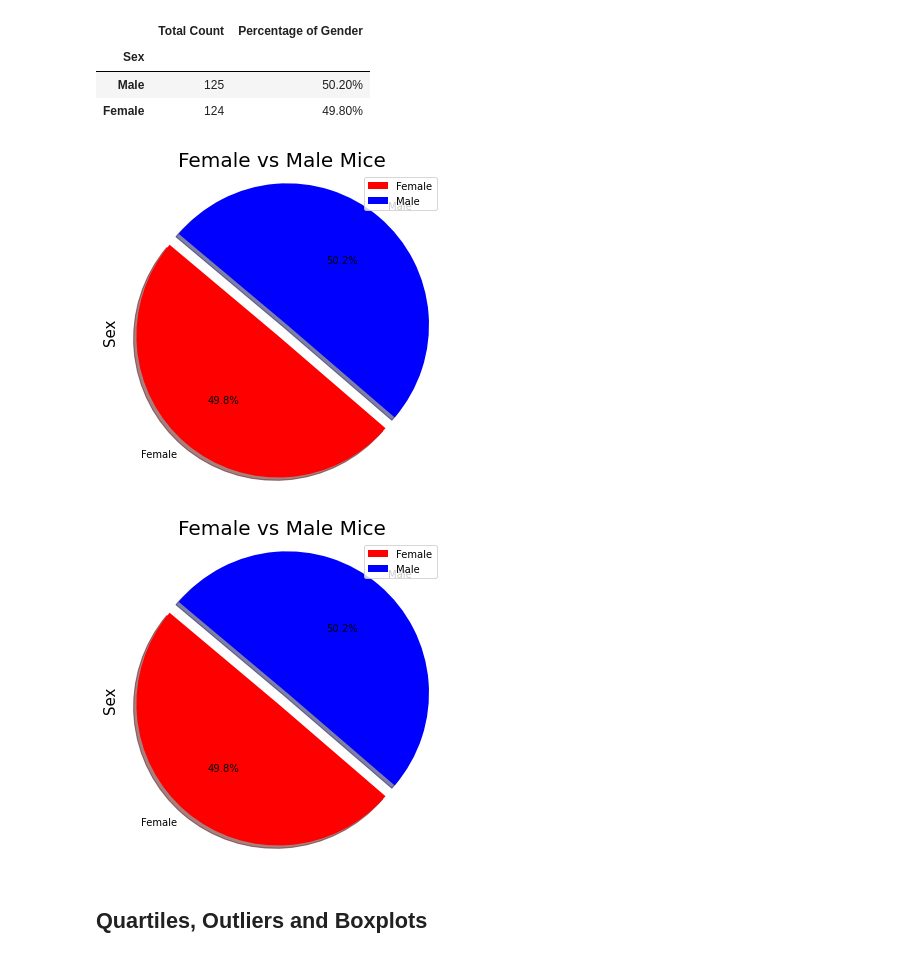
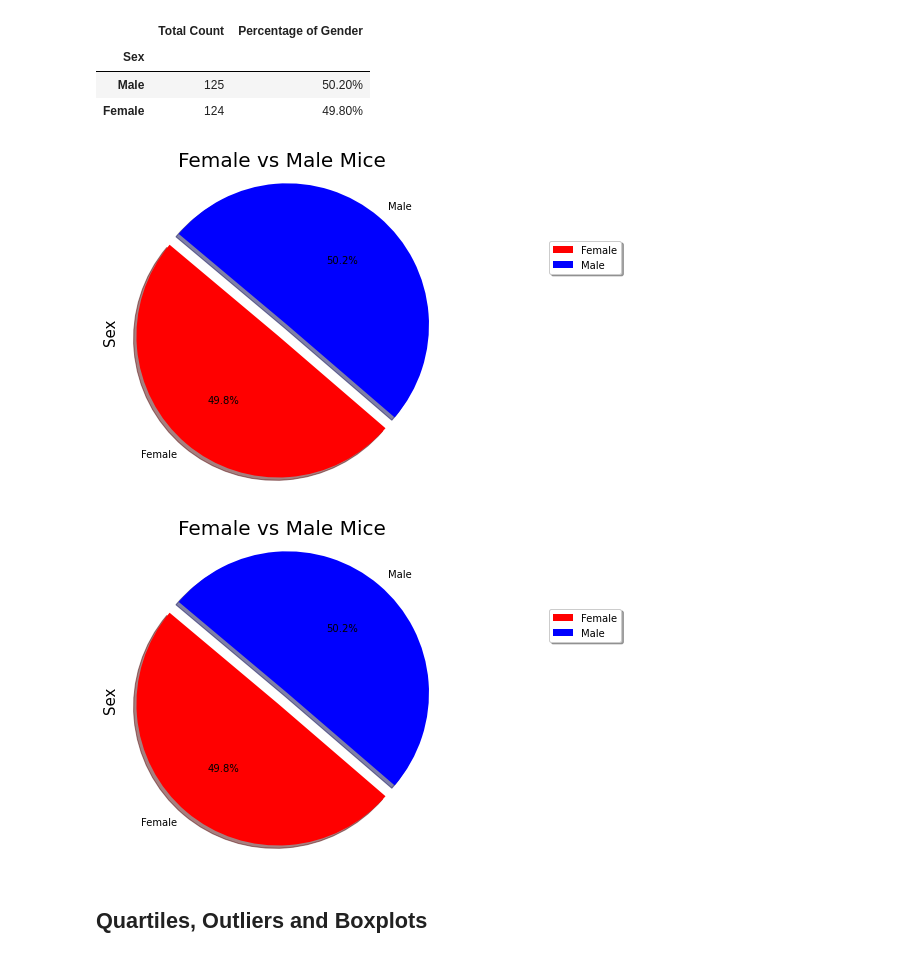
Before and after one commit to arcebri1/PharmaceuticalAnalysisPlotting, a Jupyter notebook: pymaceuticals_starter.ipynb, the cells around one changed output. Drawn from its saved outputs; the diff is of its cells as text; code cells hidden in the pictures.

```diff
--- a/pymaceuticals_starter.ipynb
+++ b/pymaceuticals_starter.ipynb
@@ -259,16 +259,17 @@ gender_df.sort_values(["Total Count"], ascending = False).style.format({"Percent
 # %%
 colors = ['red', 'blue']
 explode = (0.1, 0)
 gender_plot=gender_df.plot.pie(y= 'Total Count',figsize=(5,5), colors = colors, startangle=140, explode = explode, shadow = True, autopct="%1.1f%%")
 # gender_df.plot.pie(subplots=True, shadow = True,startangle=90,
 # figsize=(15,10), autopct='%1.1f%%')
 plt.axis("equal")
 plt.title('Female vs Male Mice',fontsize = 20)
 plt.ylabel('Sex',fontsize = 15)
 plt.tight_layout()
+plt.legend(loc='upper center', bbox_to_anchor=(1.45, 0.8), shadow=True, ncol=1)
 plt.show()
 # %% [output]
-[figure, old version]
+[figure, new version]
 # %%
 # Generate a pie plot showing the distribution of female versus male mice using pyplot
 
@@ -286,13 +287,10 @@ fig.set_size_inches(5,5)
 plt.title('Female vs Male Mice',fontsize = 20)
 plt.ylabel('Sex',fontsize = 15)
 plt.tight_layout()
-plt.legend()
-chartBox = ax.get_position()
-ax.set_position([chartBox.x0, chartBox.y0, chartBox.width*0.6, chartBox.height])
-ax.legend(loc='upper center', bbox_to_anchor=(1.45, 0.8), shadow=True, ncol=1)
+plt.legend(loc='upper center', bbox_to_anchor=(1.45, 0.8), shadow=True, ncol=1)
 plt.show()
 # %% [output]
-[figure, old version]
+[figure, new version]
 # %% [markdown]
 ## Quartiles, Outliers and Boxplots
 # %%
```
Also changed, not shown: parts of 4 cells of this notebook.
